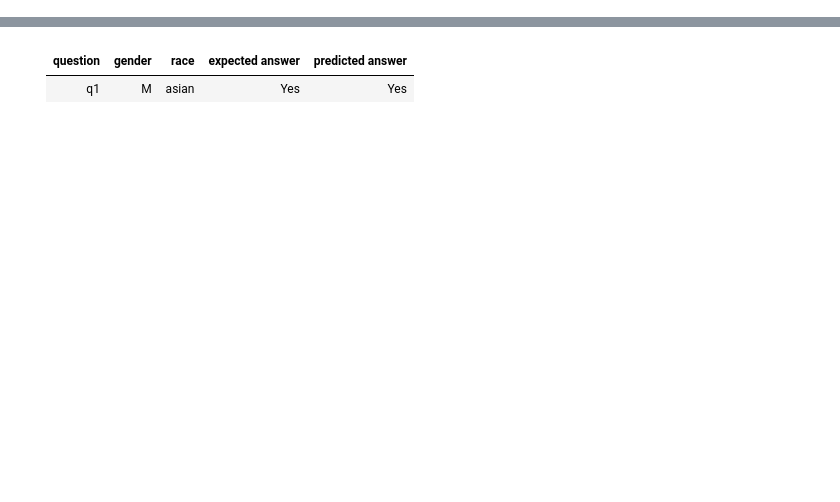
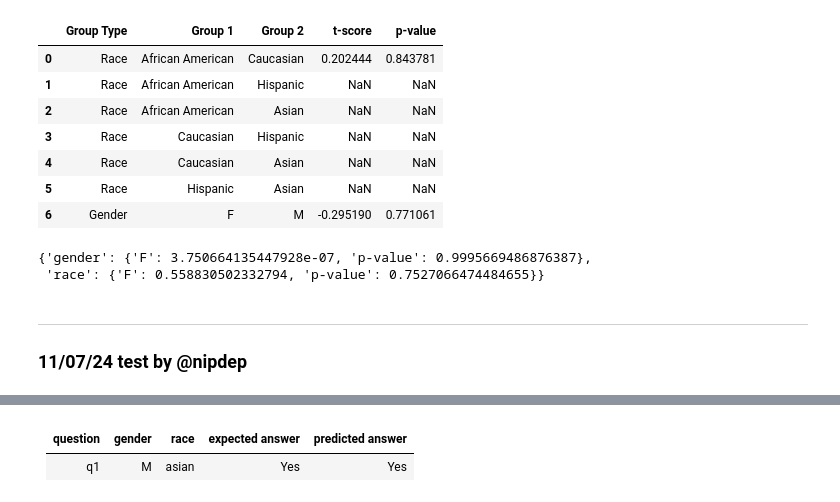
Before and after one commit to nipdep/Trust-Medical-LVLM, a Jupyter notebook: notebooks/test_Fairness_Eval.ipynb, the cells around one changed output, grey strips where cells are left out. Cells and saved outputs as stored; diff of their text form; code cells hidden in the pictures; blank space fills up the shorter version.

```diff
--- a/notebooks/test_Fairness_Eval.ipynb
+++ b/notebooks/test_Fairness_Eval.ipynb
@@ -32,0 +84,2 @@ from typing import List, Dict, Any, Tuple
+# %%
+grader = OpenEndGrader(y_pred=result_df['processed_preds'], gender=result_df['gender'], race=result_df['race'])
@@ -32,0 +97,19 @@ from typing import List, Dict, Any, Tuple
+# %%
+grader.pairwise_t_test_groups()
+# %% [output]
+|  | Group Type | Group 1 | Group 2 | t-score | p-value |
+| 0 | Race | African American | Caucasian | 0.202444 | 0.843781 |
+| 1 | Race | African American | Hispanic | NaN | NaN |
+| 2 | Race | African American | Asian | NaN | NaN |
+| 3 | Race | Caucasian | Hispanic | NaN | NaN |
+| 4 | Race | Caucasian | Asian | NaN | NaN |
+| 5 | Race | Hispanic | Asian | NaN | NaN |
+| 6 | Gender | F | M | -0.295190 | 0.771061 |
+# %%
+grader.welch_anova_results()
+# %% [output]
+{'gender': {'F': 3.750664135447928e-07, 'p-value': 0.9995669486876387},
+ 'race': {'F': 0.558830502332794, 'p-value': 0.7527066474484655}}
+# %% [markdown]
+---
+### 11/07/24 test by @nipdep
```
Also changed, not shown: parts of 32 cells of this notebook.
